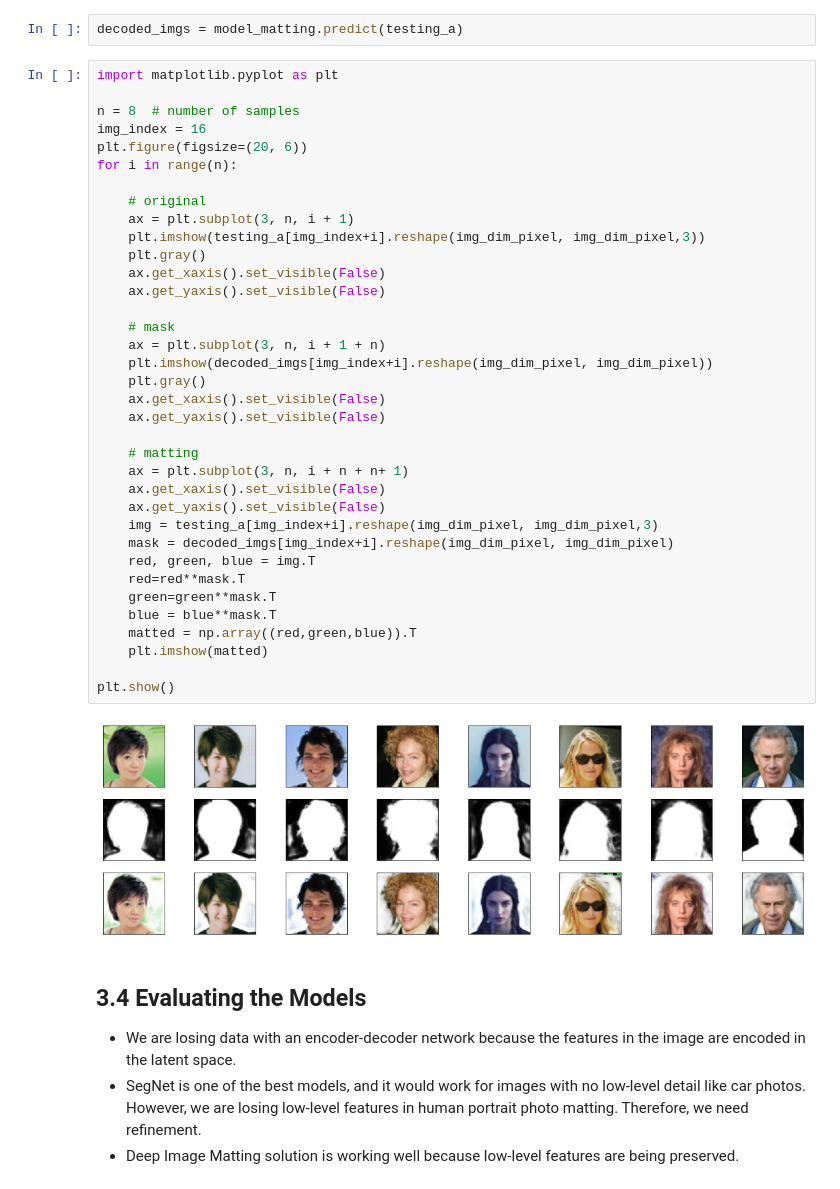
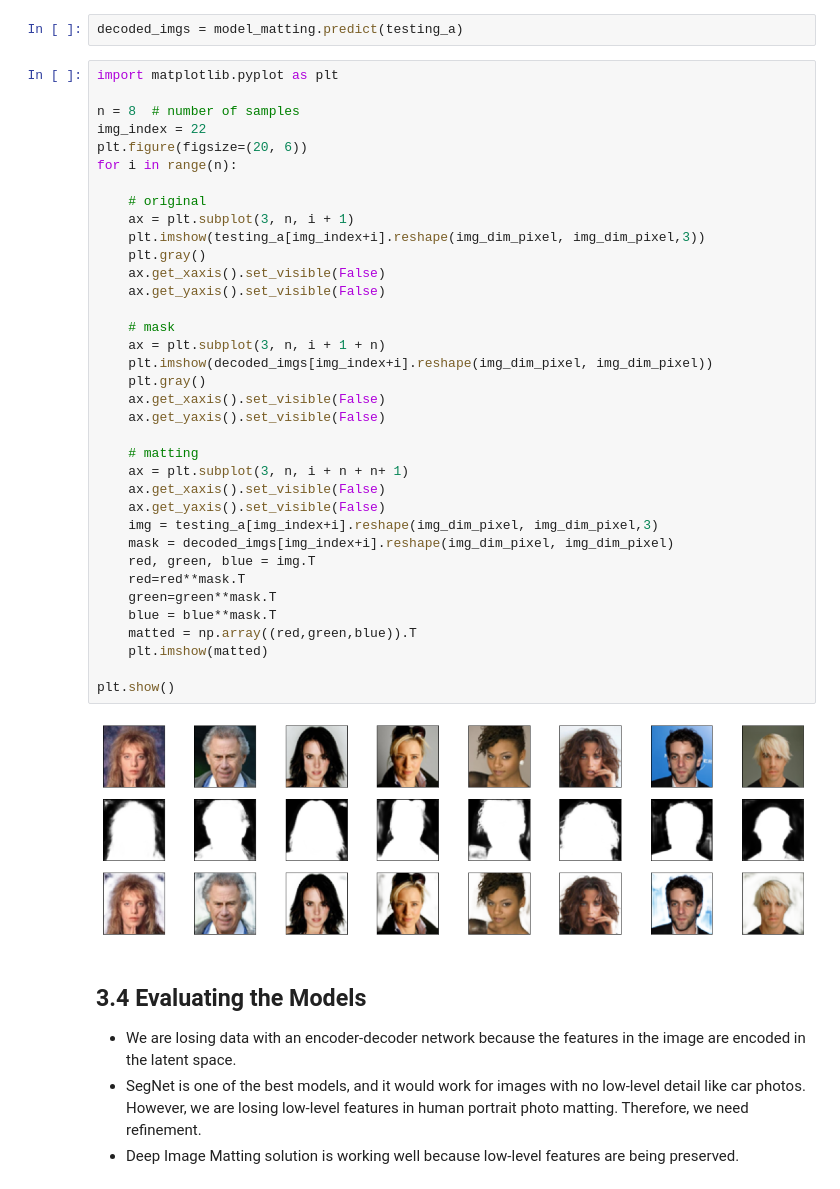
Before and after one commit to kocabiyik/deep-learning, a Jupyter notebook: 43-image-matting-celeba.ipynb, the cells around one changed output. Cells and saved outputs as stored; diff of their text form.

```diff
--- a/43-image-matting-celeba.ipynb
+++ b/43-image-matting-celeba.ipynb
@@ -658,40 +658,40 @@ decoded_imgs = model_matting.predict(testing_a)
 import matplotlib.pyplot as plt
 
 n = 8  # number of samples
-img_index = 16
+img_index = 22
 plt.figure(figsize=(20, 6))
 for i in range(n):
 
     # original
     ax = plt.subplot(3, n, i + 1)
     plt.imshow(testing_a[img_index+i].reshape(img_dim_pixel, img_dim_pixel,3))
     plt.gray()
     ax.get_xaxis().set_visible(False)
     ax.get_yaxis().set_visible(False)
 
     # mask
     ax = plt.subplot(3, n, i + 1 + n)
     plt.imshow(decoded_imgs[img_index+i].reshape(img_dim_pixel, img_dim_pixel))
     plt.gray()
     ax.get_xaxis().set_visible(False)
     ax.get_yaxis().set_visible(False)
 
     # matting
     ax = plt.subplot(3, n, i + n + n+ 1)
     ax.get_xaxis().set_visible(False)
     ax.get_yaxis().set_visible(False)
     img = testing_a[img_index+i].reshape(img_dim_pixel, img_dim_pixel,3)
     mask = decoded_imgs[img_index+i].reshape(img_dim_pixel, img_dim_pixel)
     red, green, blue = img.T
     red=red**mask.T
     green=green**mask.T
     blue = blue**mask.T
     matted = np.array((red,green,blue)).T
     plt.imshow(matted)
 
 plt.show()
 # %% [output]
-[figure, old version]
+[figure, new version]
 # %% [markdown]
 ## 3.4 Evaluating the Models
 * We are losing data with an encoder-decoder network because the features in the image are encoded in the latent space.
```
Also changed, not shown: parts of 1 cell of this notebook.
